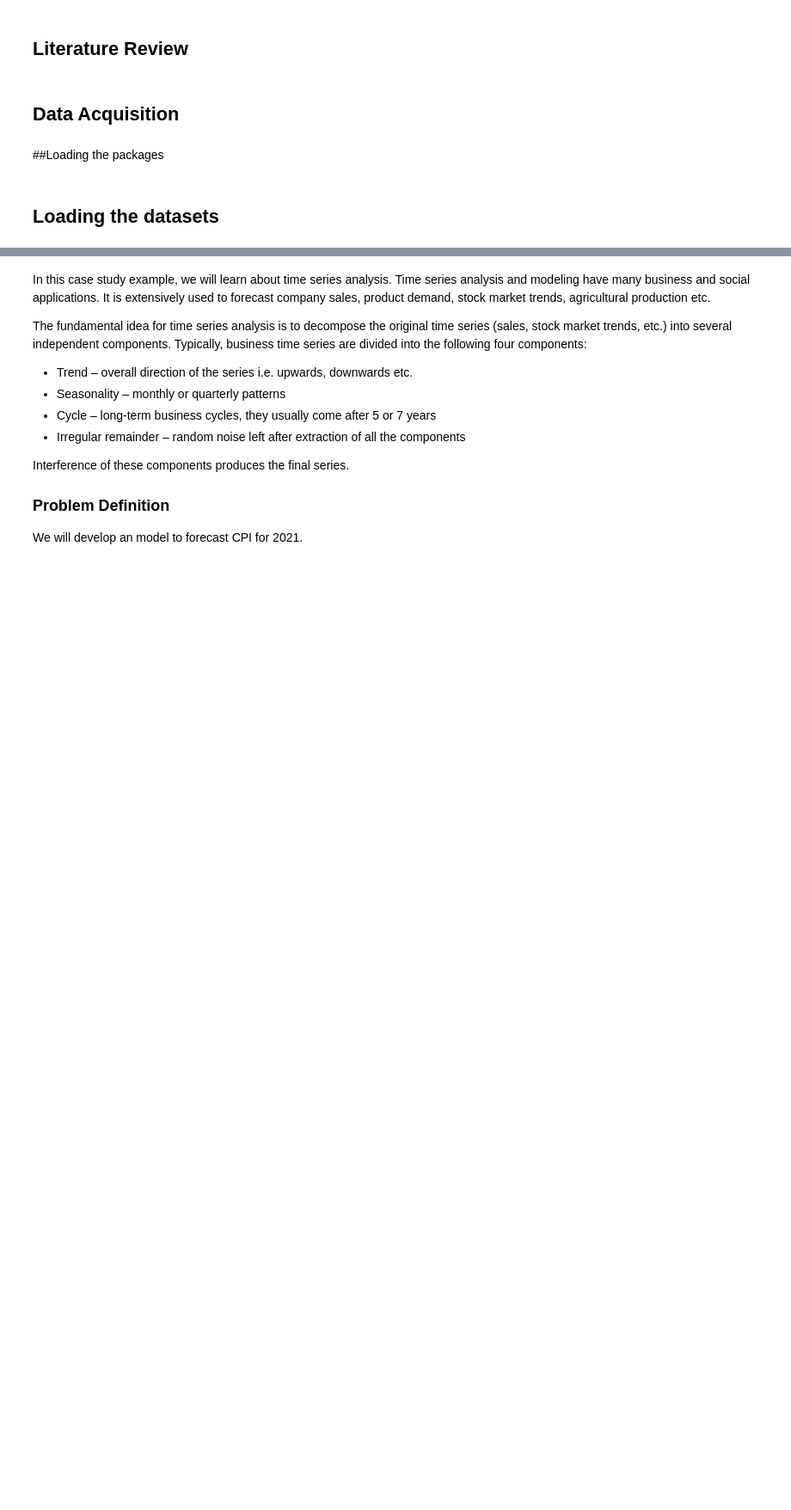
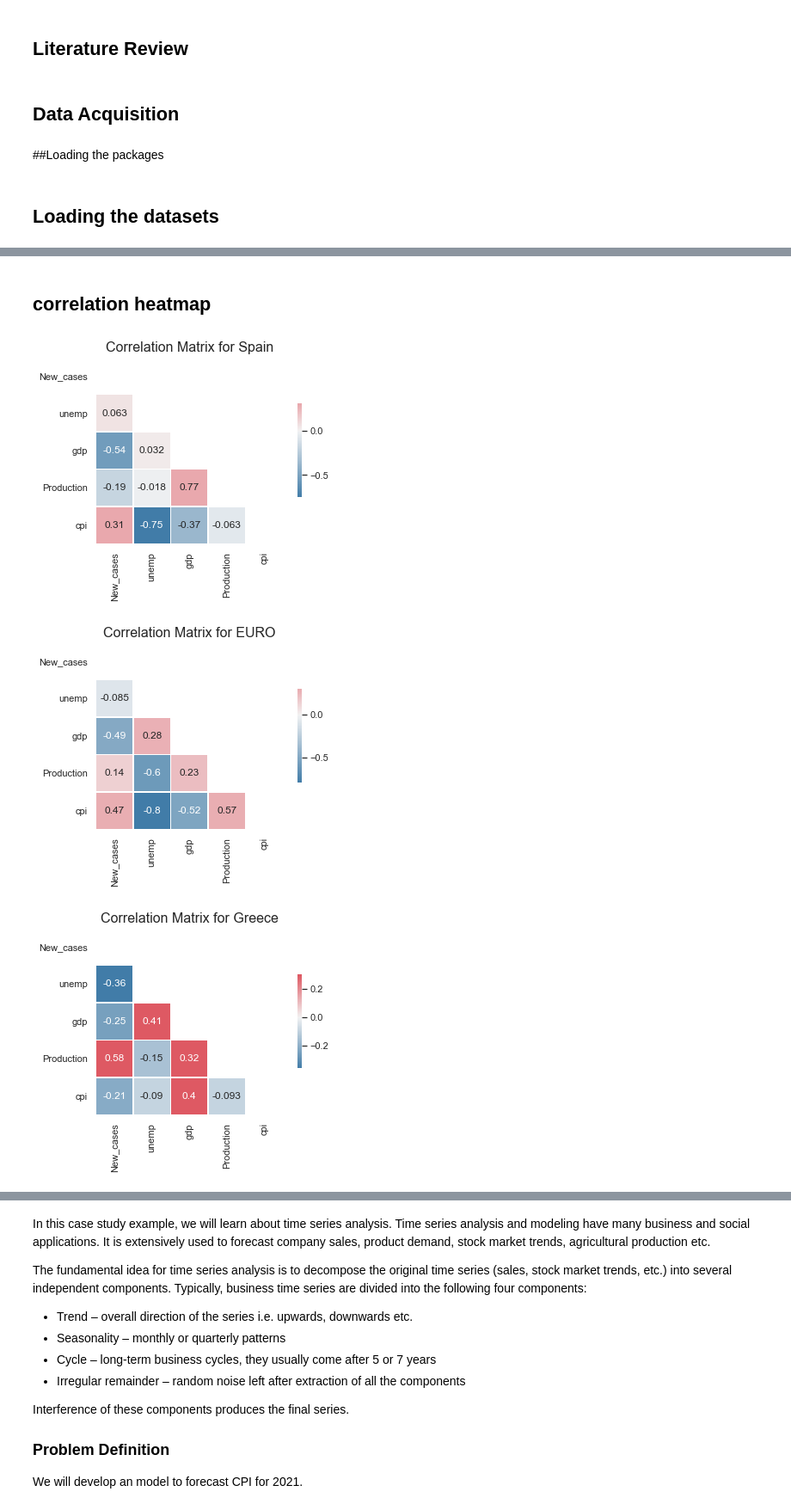
Before and after one commit to tajalahluwalia/data_tools_final_project, a Jupyter notebook: DataScienceToolsFinalProject.ipynb, the cells around one changed output, grey strips where cells are left out. Shown at 86% size. Saved outputs shown, nothing was run; the diff lists cells and outputs as text; code cells hidden in the pictures; blank space fills up the shorter version.

```diff
--- a/DataScienceToolsFinalProject.ipynb
+++ b/DataScienceToolsFinalProject.ipynb
@@ -162,7 +216,7 @@ who_clean = who_clean[["DATE","Country","WHO_region", "New_cases"]]
 who_clean = who_clean.groupby(["DATE","Country","WHO_region"]).agg({"New_cases":"sum"}).reset_index()
 
 # Slicing the data for only selected country
-who = who_clean[who_clean.Country.isin(["Germany", "Italy", "Greece", "Spain"])]
+who = who_clean[who_clean.Country.isin(["Germany", "Italy", "Greece", "Spain", "France"])]
 
 # Creating a dataframe for entire europe covid cases
 euro = who_clean.groupby(["DATE","WHO_region"]).agg({"New_cases":"sum"}).reset_index()
@@ -199,0 +236,15 @@ missingno.matrix(final_df)
+# %%
+# Create a final dataset for all countries and features
+
+final_df = pd.merge(covid, unemp, how='outer', on=['DATE', 'Country'])
+final_df = pd.merge(final_df, gdp, how='outer', on=['DATE', 'Country'])
+final_df = pd.merge(final_df, prod, how='outer', on=['DATE', 'Country'])
+final_df = pd.merge(final_df, cpi, how='outer', on=['DATE', 'Country'])
+
+final_df.sort_values(by = ['Country', 'DATE'], ascending = True, inplace=True)
+
+# replace null covid cases with 0
+final_df["New_cases"].fillna(0, inplace=True)
+
+# filter the dates with a timeframe
+final_df = final_df[(final_df.DATE >= "2016-10-01") & (final_df.DATE <= "2021-05-01") ]
@@ -205,10 +260,0 @@ final_df = final_df.set_index("DATE")
-# %%
-# select continous vars for heatmap and print the correlation matrix using for loop
-
-for country in countries:
-    dt_clean_conti_vars = final_df[final_df.Country == country].select_dtypes(include = ['float64', 'int64'])
-    dt_clean_conti_vars = dt_clean_conti_vars[dt_clean_conti_vars.New_cases > 0]
-
-    dataplot = sns.heatmap(dt_clean_conti_vars.corr(), cmap="YlGnBu", annot=True)
-    plt.title("Correlation Heatmap of " + country)
-    plt.show()
@@ -220,0 +261,24 @@ for country in countries:
+# %% [markdown]
+## correlation heatmap
+# %%
+# Define and run a function for plotting the correlation heatmap:
+def plot_correlation_matrix(corr_mat, country):
+    sns.set(style="white")
+    mask = np.zeros_like(corr_mat, dtype=bool)
+    mask[np.triu_indices_from(mask)] = True
+    fig, ax = plt.subplots()
+    cmap = sns.diverging_palette(240, 10, n=12, as_cmap=True, center="light")
+    sns.heatmap(corr_mat, mask=mask, cmap=cmap, vmax=.3, center=0,
+                square=True, linewidths=.5, annot=True,
+                cbar_kws={"shrink": .5}, ax=ax)
+    ax.set_title(('Correlation Matrix for ' + country), fontsize=16)
+    sns.set(style="darkgrid")
+
+
+for country in countries:
+    corr_mat = final_df[final_df.Country == country].select_dtypes(include='number').corr()
+    plot_correlation_matrix(corr_mat, country)
+# %% [output]
+[figure, added]
+[figure, added]
+[figure, added]
```
Also changed, not shown: parts of 44 cells of this notebook, 11 other files.
